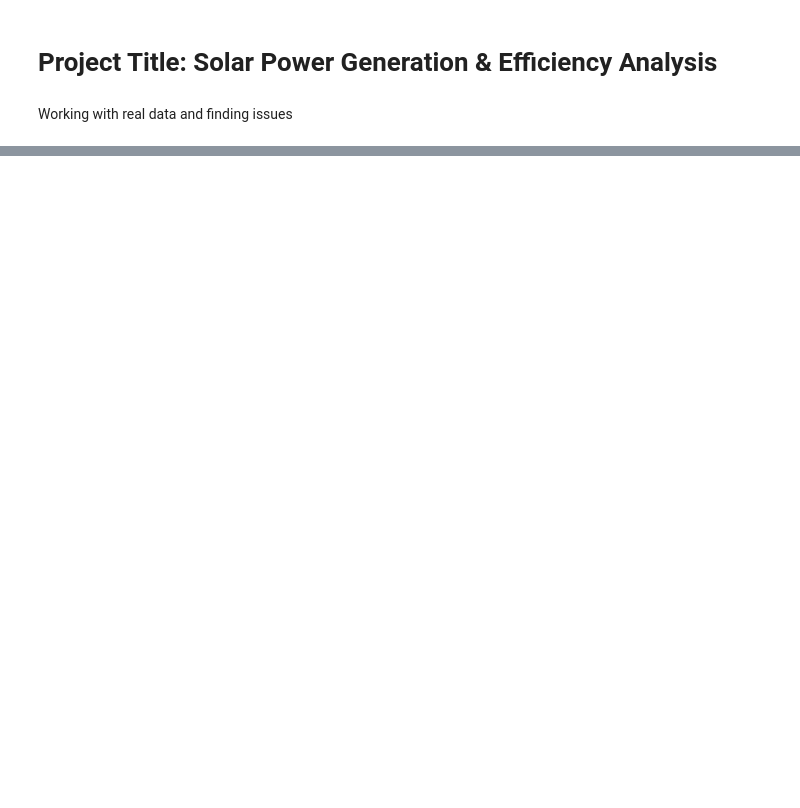
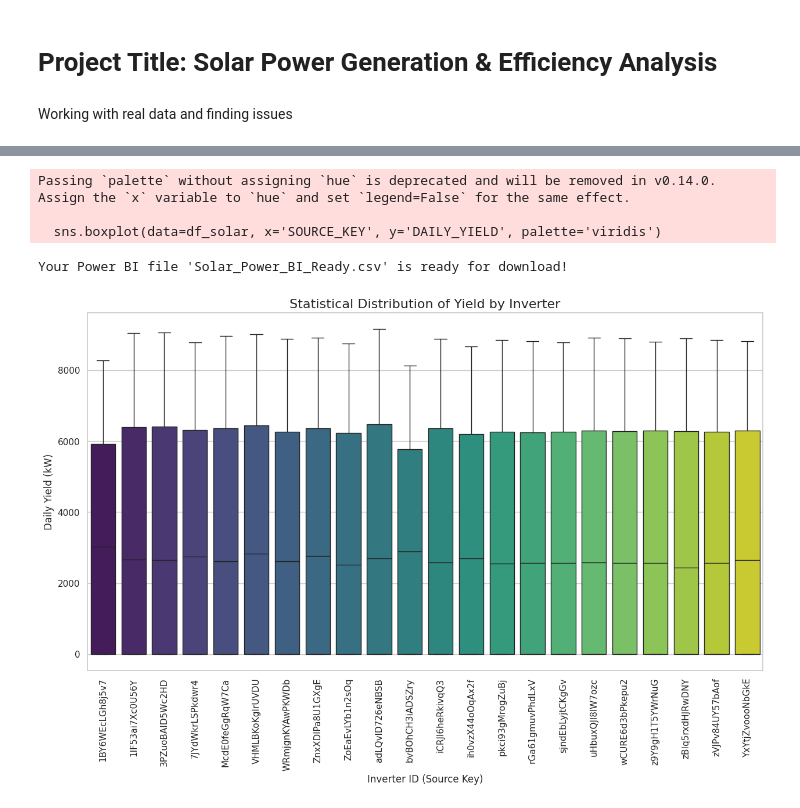
Before and after one commit to SamuelGCardoso/Training_codes, a Jupyter notebook: Portfolio.ipynb, the cells around one changed output, grey strips where cells are left out. Cells and saved outputs as stored; diff of their text form; code cells hidden in the pictures; blank space fills up the shorter version.

```diff
--- a/Portfolio.ipynb
+++ b/Portfolio.ipynb
@@ -141,0 +165,48 @@ NameError: name 'daily_yield' is not defined
+# %%
+import pandas as pd
+import matplotlib.pyplot as plt
+import numpy as np
+import seaborn as sns
+
+# 1. Create a cleaned summary table for Power BI
+# exporting the data profile
+url = "https://raw.githubusercontent.com/kaivalpanchal/Solar-Panel-Power-Generation/refs/heads/main/Plant_1_Generation_Data.csv"
+df_solar = pd.read_csv(url)
+# Turning into a date type for python
+df_solar['DATE_TIME'] = pd.to_datetime(df_solar['DATE_TIME'])
+
+# We want Daily Yield and we want to identify the "Month" and "Day" for easy filtering
+df_cleaned = df_solar.copy()
+df_cleaned['Date'] = df_cleaned['DATE_TIME'].dt.date
+df_cleaned['Hour'] = df_cleaned['DATE_TIME'].dt.hour
+
+# 2. Pivot the data to see Inverter performance side-by-side
+# This format is much easier for Power BI to turn into a "Comparison Chart"
+inverter_summary = df_cleaned.groupby(['Date', 'SOURCE_KEY'])['DAILY_YIELD'].max().unstack()
+
+# 3. Export to a CSV file
+inverter_summary.to_csv('Solar_Power_BI_Ready.csv')
+print("Your Power BI file 'Solar_Power_BI_Ready.csv' is ready for download!")
+
+
+# 1. Set a professional style
+sns.set_theme(style="whitegrid")
+
+# 2. Create a Boxplot of Daily Yield for each Inverter
+# This shows the range, the average (median), and 'outliers' (failures)
+plt.figure(figsize=(15, 8))
+sns.boxplot(data=df_solar, x='SOURCE_KEY', y='DAILY_YIELD', palette='viridis')
+
+# 3. Clean up the labels
+plt.title('Statistical Distribution of Yield by Inverter', fontsize=16)
+plt.xlabel('Inverter ID (Source Key)', fontsize=12)
+plt.ylabel('Daily Yield (kW)', fontsize=12)
+plt.xticks(rotation=90) # Rotate the long sensor IDs so they don't overlap
+
+plt.show()
+# %% [output]
+Passing `palette` without assigning `hue` is deprecated and will be removed in v0.14.0. Assign the `x` variable to `hue` and set `legend=False` for the same effect.
+
+  sns.boxplot(data=df_solar, x='SOURCE_KEY', y='DAILY_YIELD', palette='viridis')
+Your Power BI file 'Solar_Power_BI_Ready.csv' is ready for download!
+[figure, added]
```
Also changed, not shown: parts of 2 cells of this notebook.
